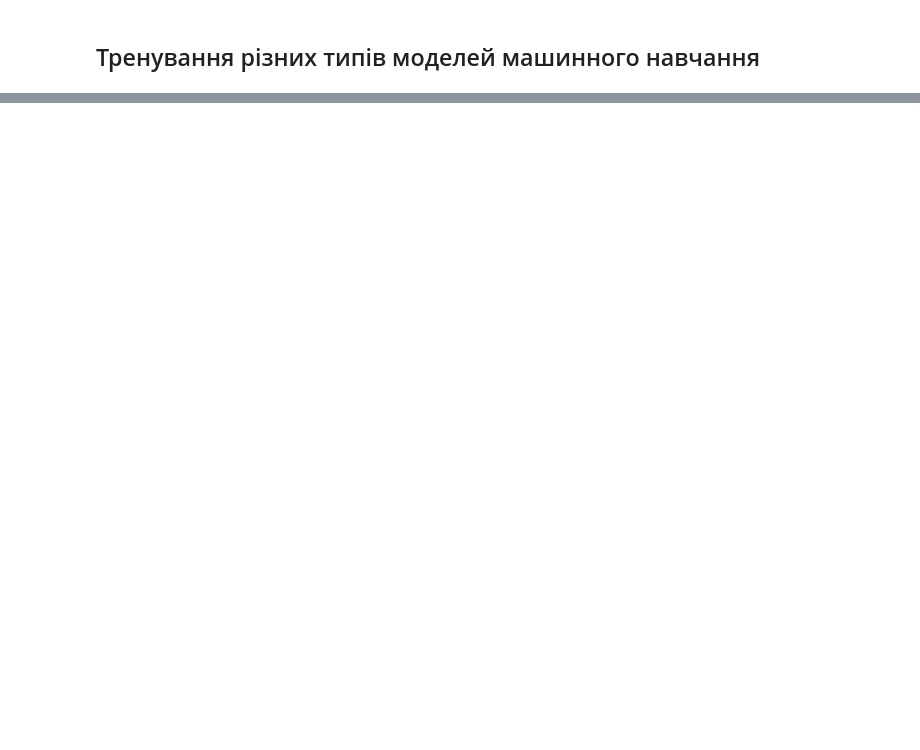
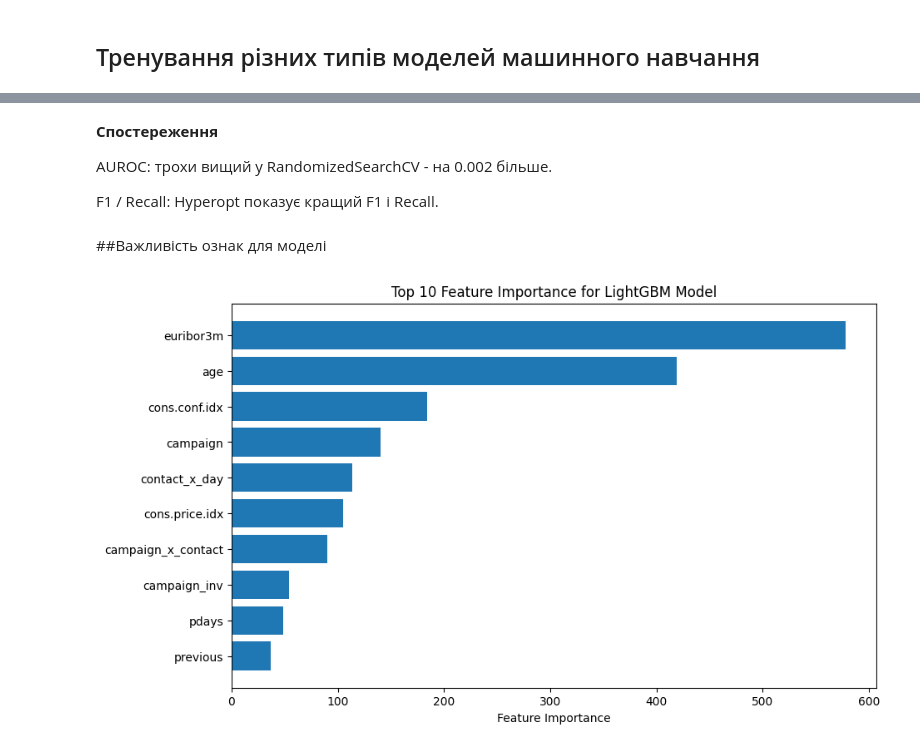
Before and after one commit to veapasichnyk/Deposit-forecasting, a Jupyter notebook: Mid_term_Project.ipynb, the cells around one changed output, grey strips where cells are left out. Cells and saved outputs as stored; diff of their text form; code cells hidden in the pictures; blank space fills up the shorter version.

```diff
--- a/Mid_term_Project.ipynb
+++ b/Mid_term_Project.ipynb
@@ -477,0 +934,9 @@ full_pipeline = Pipeline(steps=[
+# %%
+# Ініціалізація моделі з оптимальними гіперпараметрами
+lgb_best = LGBMClassifier(
+    n_estimators=200,
+    objective='binary',
+    random_state=42,
+    **decoded_params
+)
+lgb_best.fit(X_train, y_train)
@@ -477,0 +1002,28 @@ full_pipeline = Pipeline(steps=[
+# %% [markdown]
+**Спостереження**
+
+AUROC: трохи вищий у RandomizedSearchCV - на 0.002 більше.
+
+F1 / Recall: Hyperopt показує кращий F1 і Recall.
+# %% [markdown]
+##Важливість ознак для моделі
+# %%
+importances = lgb_best.feature_importances_
+# %%
+#Створюємо DataFrame для зручності
+feature_importance_df = pd.DataFrame({
+    'Feature': X_train.columns,
+    'Importance': importances
+})
+# %%
+#Сортуємо ознаки за важливістю
+feature_importance_df = feature_importance_df.sort_values(by='Importance', ascending=False)
+# %%
+plt.figure(figsize=(10, 6))
+plt.barh(feature_importance_df['Feature'][:10], feature_importance_df['Importance'][:10])
+plt.xlabel('Feature Importance')
+plt.title('Top 10 Feature Importance for LightGBM Model')
+plt.gca().invert_yaxis()
+plt.show()
+# %% [output]
+[figure, added]
```
Also changed, not shown: parts of 90 cells of this notebook.
